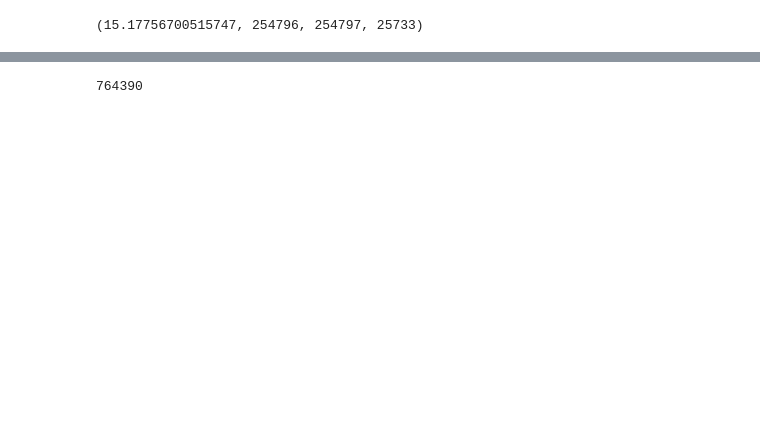
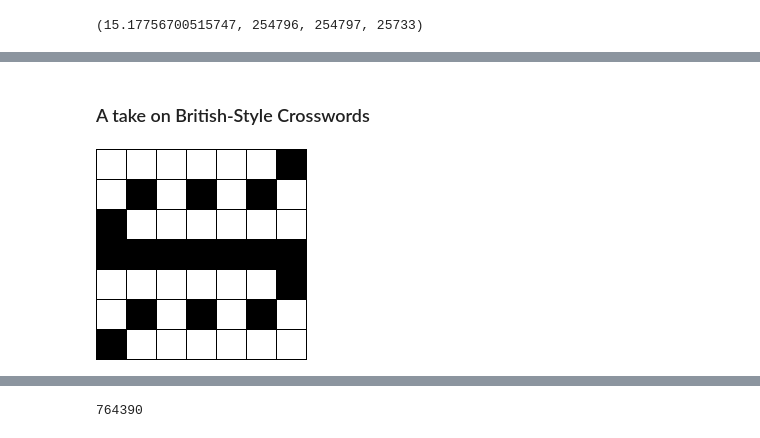
Before and after one commit to prajeshshrestha/Crossword-Generator, a Jupyter notebook: Crossword_Generator_Backtracking_V2.ipynb, the cells around one changed output, grey strips where cells are left out. Saved outputs shown, nothing was run; the diff lists cells and outputs as text; code cells hidden in the pictures; blank space fills up the shorter version.

```diff
--- a/Crossword_Generator_Backtracking_V2.ipynb
+++ b/Crossword_Generator_Backtracking_V2.ipynb
@@ -1092,0 +1161,21 @@ for i, state in enumerate(creator.states):
+# %% [markdown]
+### A take on British-Style Crosswords
+# %%
+### lets try-out making some british-style grids from above examples
+grid_size = 7
+rows = cols = grid_size
+grid_array = [['A'] * cols for _ in range(rows)]
+
+for row in range(1, rows, 2): # odd_places
+    for col in range(1, cols, 2):
+        grid_array[row][col] = ''
+
+for i in range(0, ceil(rows / 2)): #even_places
+    random_indices = random.sample(range(0, cols), random.randint(1, 3))
+    for j in random_indices:
+        grid_array[i][j] = ''
+        grid_array[rows - 1 - i][cols - 1 - j] = ''
+
+display_grid_only(grid_array, '')
+# %% [output]
+[figure, added]
```
Also changed, not shown: parts of 25 cells of this notebook.
